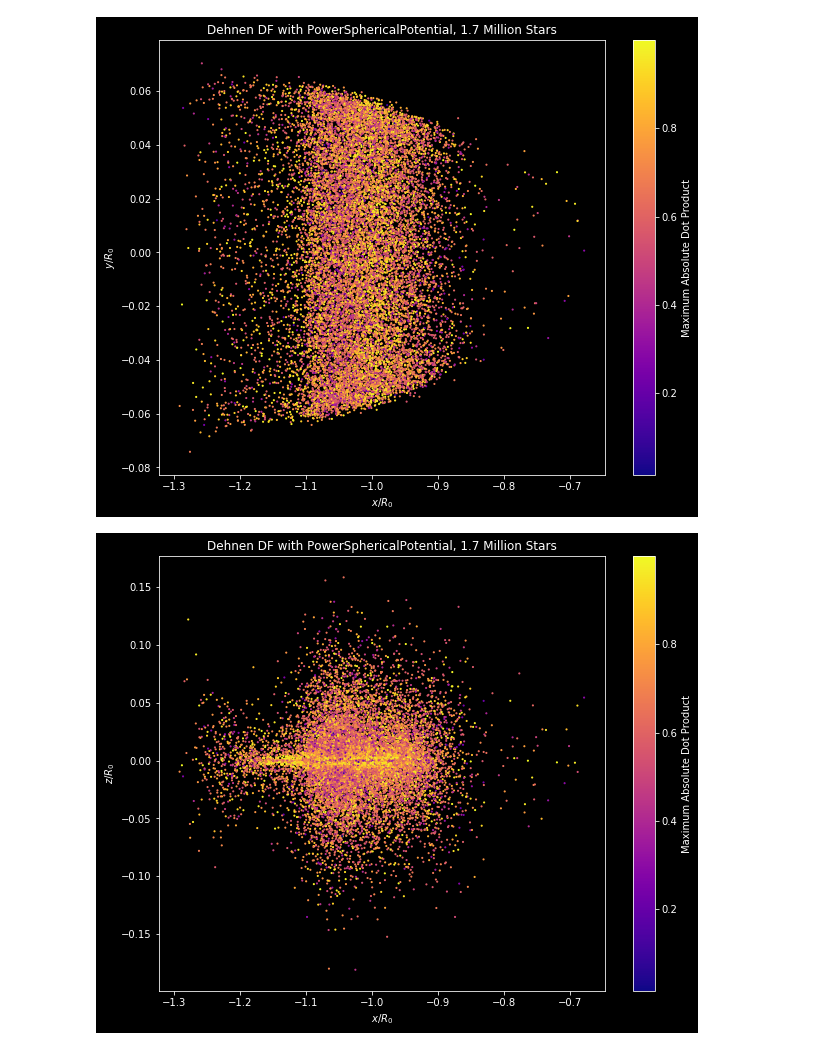
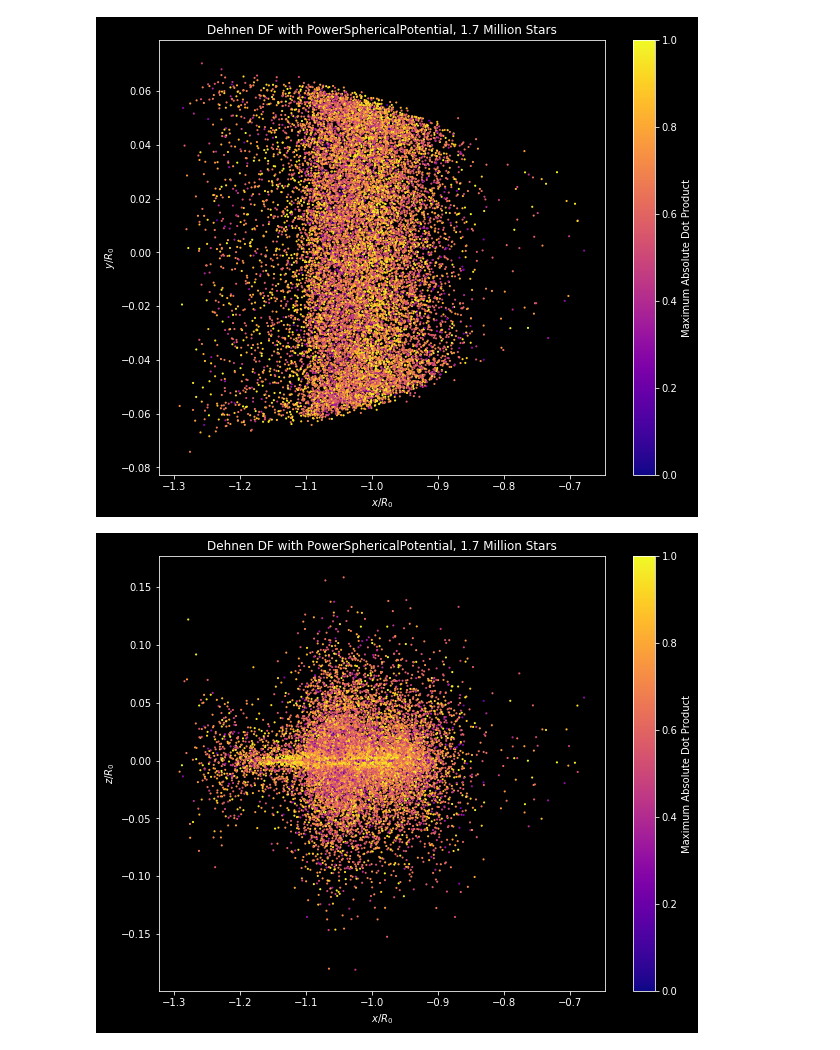
Before and after one commit to mwbub/Gaia-I3, a Jupyter notebook: Code/mock_data/dehnendf/2d_plots/2d_plots.ipynb, the cells around one changed output. Saved outputs shown, nothing was run; the diff lists cells and outputs as text; code cells hidden in the pictures.

```diff
--- a/Code/mock_data/dehnendf/2d_plots/2d_plots.ipynb
+++ b/Code/mock_data/dehnendf/2d_plots/2d_plots.ipynb
@@ -5,29 +5,33 @@ import matplotlib.pyplot as plt
 filename = '../main_program_results/dehnendf_psp.npz'
 data = np.load(filename)
 centres = data['cluster']
-values = data['result']
+max_dots = np.nanmax(np.abs(data['result']), axis=1)
+
+# filter out nan
+centres = centres[~np.isnan(max_dots)]
+max_dots = max_dots[~np.isnan(max_dots)]
 # %%
 plt.figure(figsize=(10,8), facecolor='black')
 plt.style.use("dark_background")
-plt.scatter(*centres.T[[0,1]], c=np.max(np.abs(values), axis=1), marker='.', s=5, cmap='plasma')
+plt.scatter(*centres.T[[0,1]], c=max_dots, marker='.', s=5, cmap='plasma', vmin=0, vmax=1)
 plt.colorbar(label='Maximum Absolute Dot Product')
 plt.xlabel('$x/R_0$')
 plt.ylabel('$y/R_0$')
 plt.title('Dehnen DF with PowerSphericalPotential, 1.7 Million Stars')
 plt.show()
 # %% [output]
-[figure, old version]
+[figure, new version]
 # %%
 plt.figure(figsize=(10,8), facecolor='black')
 plt.style.use("dark_background")
-plt.scatter(*centres.T[[0,2]], c=np.max(np.abs(values), axis=1), marker='.', s=5, cmap='plasma')
+plt.scatter(*centres.T[[0,2]], c=max_dots, marker='.', s=5, cmap='plasma', vmin=0, vmax=1)
 plt.colorbar(label='Maximum Absolute Dot Product')
 plt.xlabel('$x/R_0$')
 plt.ylabel('$z/R_0$')
 plt.title('Dehnen DF with PowerSphericalPotential, 1.7 Million Stars')
 plt.show()
 # %% [output]
-[figure, old version]
+[figure, new version]
 # %%
 plt.figure(figsize=(10,8), facecolor='black')
 plt.style.use("dark_background")
```
Also changed, not shown: parts of 5 cells of this notebook.
